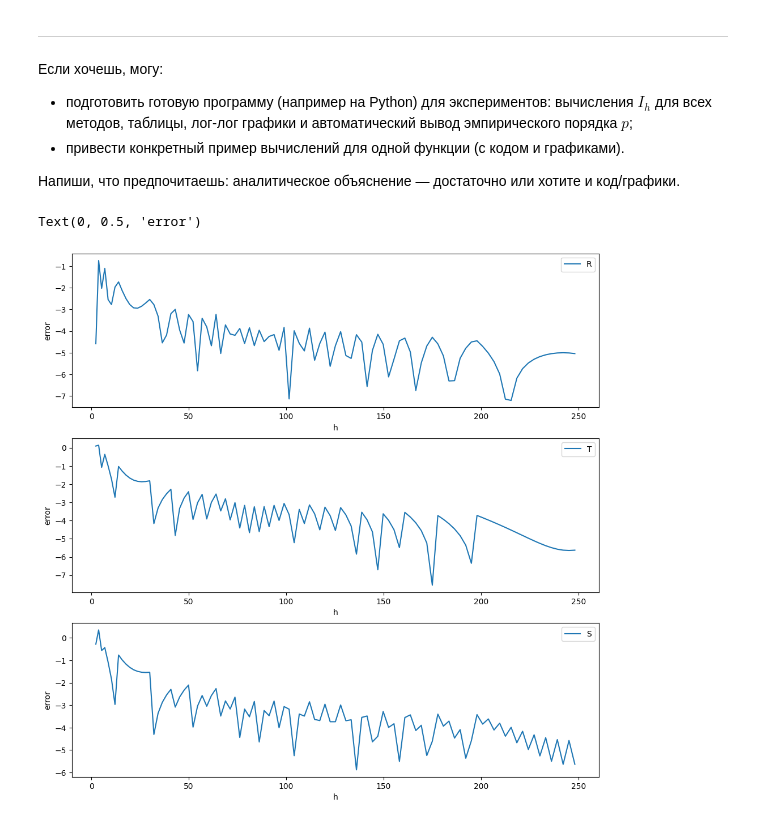
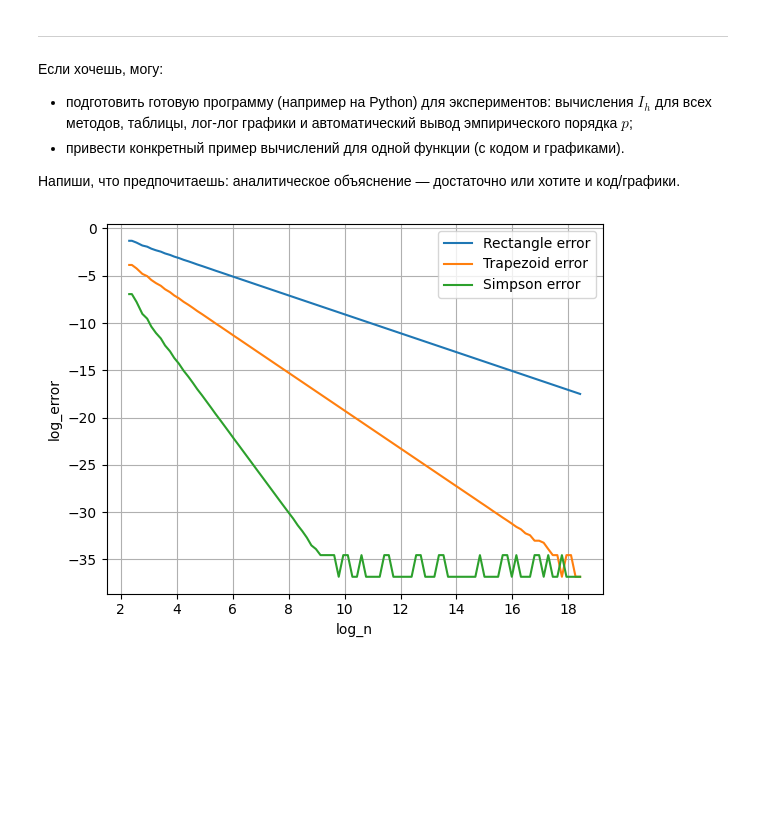
Before and after one commit to AndreDon0/Numerical_methods, a Jupyter notebook: labs/3.ipynb, the cells around one changed output. Drawn from its saved outputs; the diff is of its cells as text; code cells hidden in the pictures; blank space fills up the shorter version.

```diff
--- a/labs/3.ipynb
+++ b/labs/3.ipynb
@@ -189,7 +190,7 @@ def f(x):
 # %%
 def rectangle(grid: np.ndarray, f_grid: np.ndarray) -> Number:
     h = grid[1] - grid[0]
-    return (h * f_grid).sum()
+    return (h * f_grid[:-1]).sum()
 
 def trapezoid(grid: np.ndarray, f_grid: np.ndarray) -> Number:
     h = grid[1] - grid[0]
@@ -199,44 +200,36 @@ def simpson(grid: np.ndarray, f_grid: np.ndarray) -> Number:
     h = grid[1] - grid[0]
     return h/3 * (f_grid[0] + f_grid[-1] + 4 * f_grid[1:-1:2].sum() + 2 * f_grid[2:-1:2].sum())
 # %%
-c_history = []
+n_history = []
 rectangle_intedgal_history = []
 trapezoid_intedgal_history = []
 simpson_intedgal_history = []
 
-for c in range(2, 100):
-    h = (b - a) / c ** 1.2
-    grid = np.arange(a, b, h)
+for n in tqdm(np.logspace(1, 8, num=100)):
+    n = int(n)
+    grid = np.linspace(a, b, n if n % 2 == 1 else n + 1, dtype=float)
     f_grid = f(grid)
 
-    c_history.append(c ** 1.2)
+    n_history.append(n)
     rectangle_intedgal_history.append(rectangle(grid, f_grid))
     trapezoid_intedgal_history.append(trapezoid(grid, f_grid))
     simpson_intedgal_history.append(simpson(grid, f_grid))
 
-c_history = np.array(c_history)
+n_history = np.array(n_history)
 rectangle_intedgal_history = np.array(rectangle_intedgal_history)
 trapezoid_intedgal_history = np.array(trapezoid_intedgal_history)
 simpson_intedgal_history = np.array(simpson_intedgal_history)
 
 integral = quad(f, a, b)[0]
 
-figure, axes = plt.subplots(3, 1, figsize=(12, 12))
+plt.plot(np.log(n_history), np.log(abs(rectangle_intedgal_history - integral) + 1e-16), label="Rectangle error")
+plt.plot(np.log(n_history), np.log(abs(trapezoid_intedgal_history - integral) + 1e-16), label="Trapezoid error")
+plt.plot(np.log(n_history), np.log(abs(simpson_intedgal_history - integral) + 1e-16), label="Simpson error")
+plt.xlabel("log_n")
+plt.ylabel("log_error")
+plt.grid(True)
+plt.legend()
 
-axes[0].plot(c_history, np.log(abs(rectangle_intedgal_history - integral)))
-axes[0].legend("Rectangle error")
-axes[0].set_xlabel("h")
-axes[0].set_ylabel("log_error")
-
-axes[1].plot(c_history, np.log(abs(trapezoid_intedgal_history - integral)))
-axes[1].legend("Trapezoid error")
-axes[1].set_xlabel("h")
-axes[1].set_ylabel("log_error")
-
-axes[2].plot(c_history, np.log(abs(simpson_intedgal_history - integral)))
-axes[2].legend("Simpson error")
-axes[2].set_xlabel("h")
-axes[2].set_ylabel("log_error")
+plt.show()
 # %% [output]
-Text(0, 0.5, 'error')
-[figure, old version]
+[figure, new version]
```
Also changed, not shown: parts of 1 cell of this notebook.
